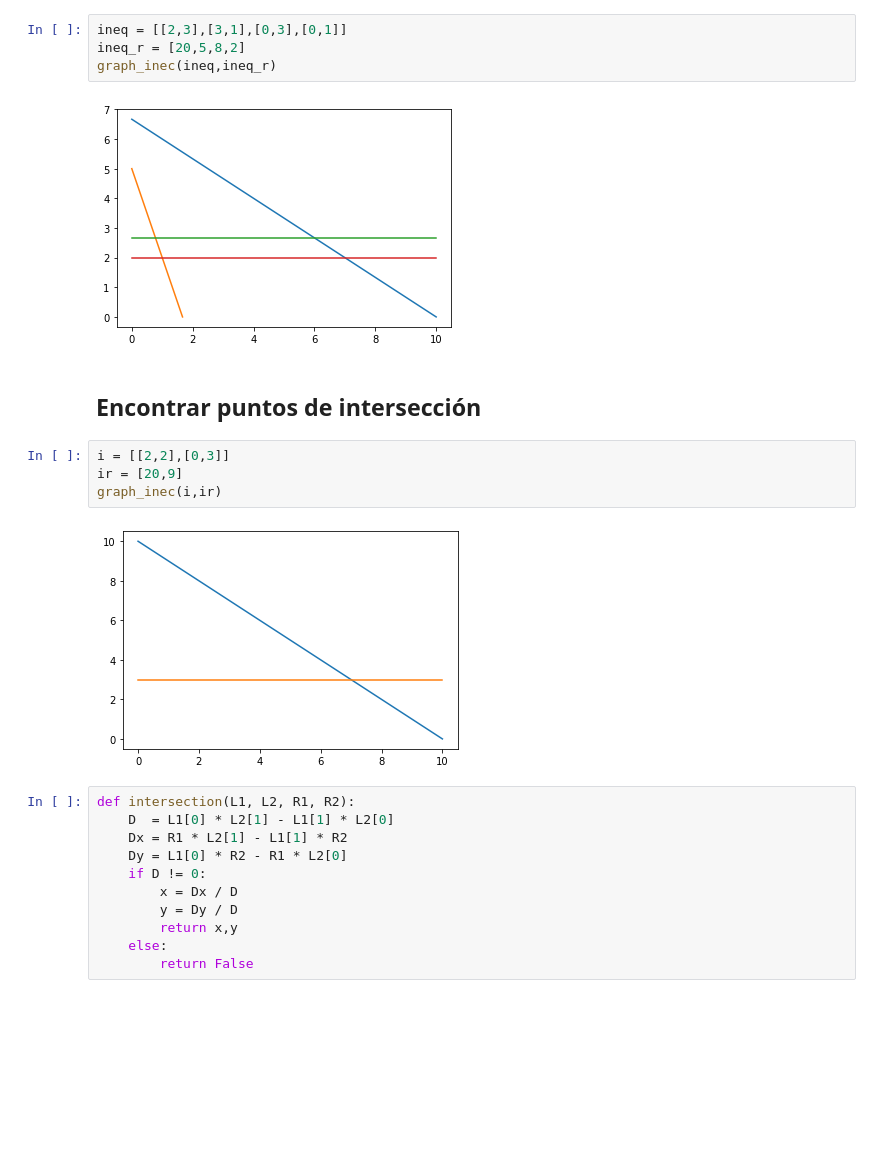
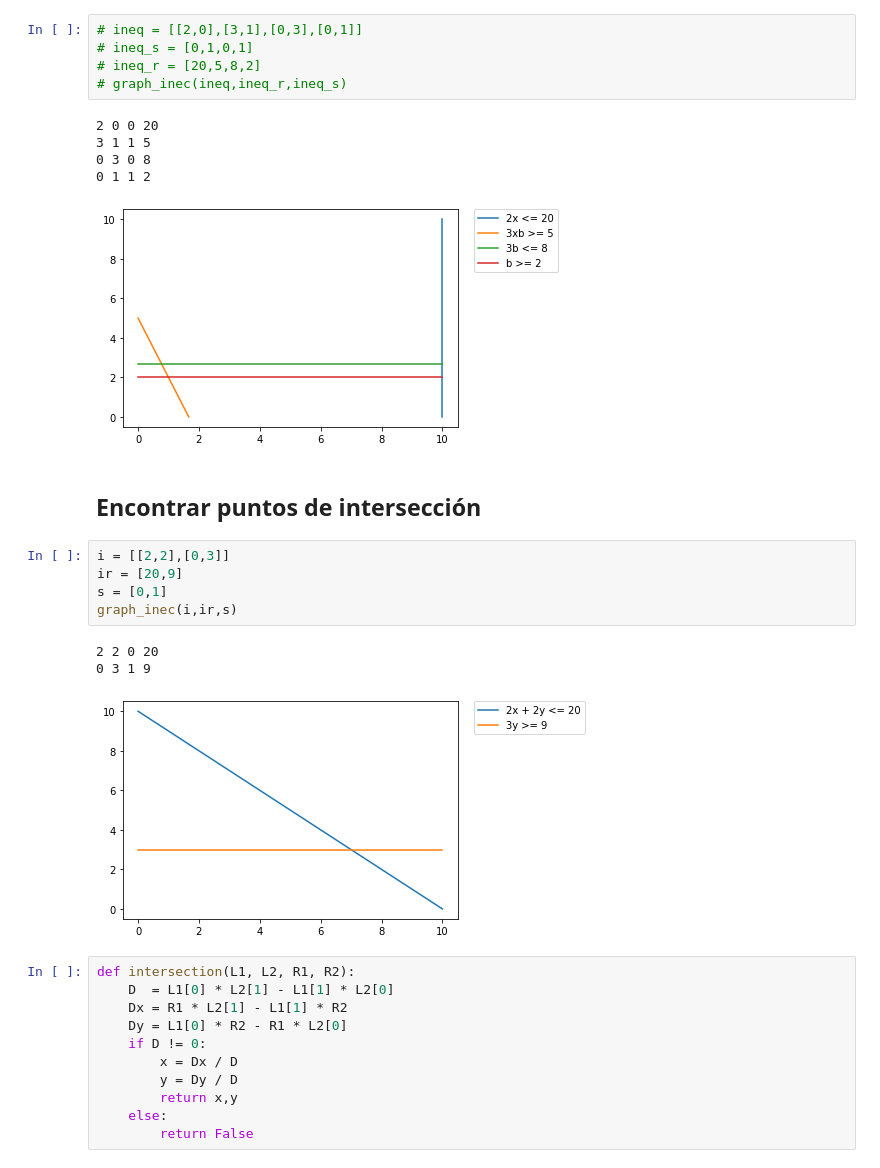
Before and after one commit to Frany-oss/Trabajo-Final-Algebra-Lineal, a Jupyter notebook: LinearProgramming.ipynb, the cells around one changed output. Drawn from its saved outputs; the diff is of its cells as text; blank space fills up the shorter version.

```diff
--- a/LinearProgramming.ipynb
+++ b/LinearProgramming.ipynb
@@ -27,17 +149,25 @@ def graph_inec(ineq,ineq_r):
 # %%
-ineq = [[2,3],[3,1],[0,3],[0,1]]
-ineq_r = [20,5,8,2]
-graph_inec(ineq,ineq_r)
+# ineq = [[2,0],[3,1],[0,3],[0,1]]
+# ineq_s = [0,1,0,1]
+# ineq_r = [20,5,8,2]
+# graph_inec(ineq,ineq_r,ineq_s)
 # %% [output]
+2 0 0 20
+3 1 1 5
+0 3 0 8
+0 1 1 2
-[figure, old version]
+[figure, new version]
 # %% [markdown]
 ## Encontrar puntos de intersección
 # %%
 i = [[2,2],[0,3]]
 ir = [20,9]
-graph_inec(i,ir)
+s = [0,1]
+graph_inec(i,ir,s)
 # %% [output]
+2 2 0 20
+0 3 1 9
-[figure, old version]
+[figure, new version]
 # %%
 def intersection(L1, L2, R1, R2):
     D  = L1[0] * L2[1] - L1[1] * L2[0]
```
Also changed, not shown: parts of 17 cells of this notebook.
